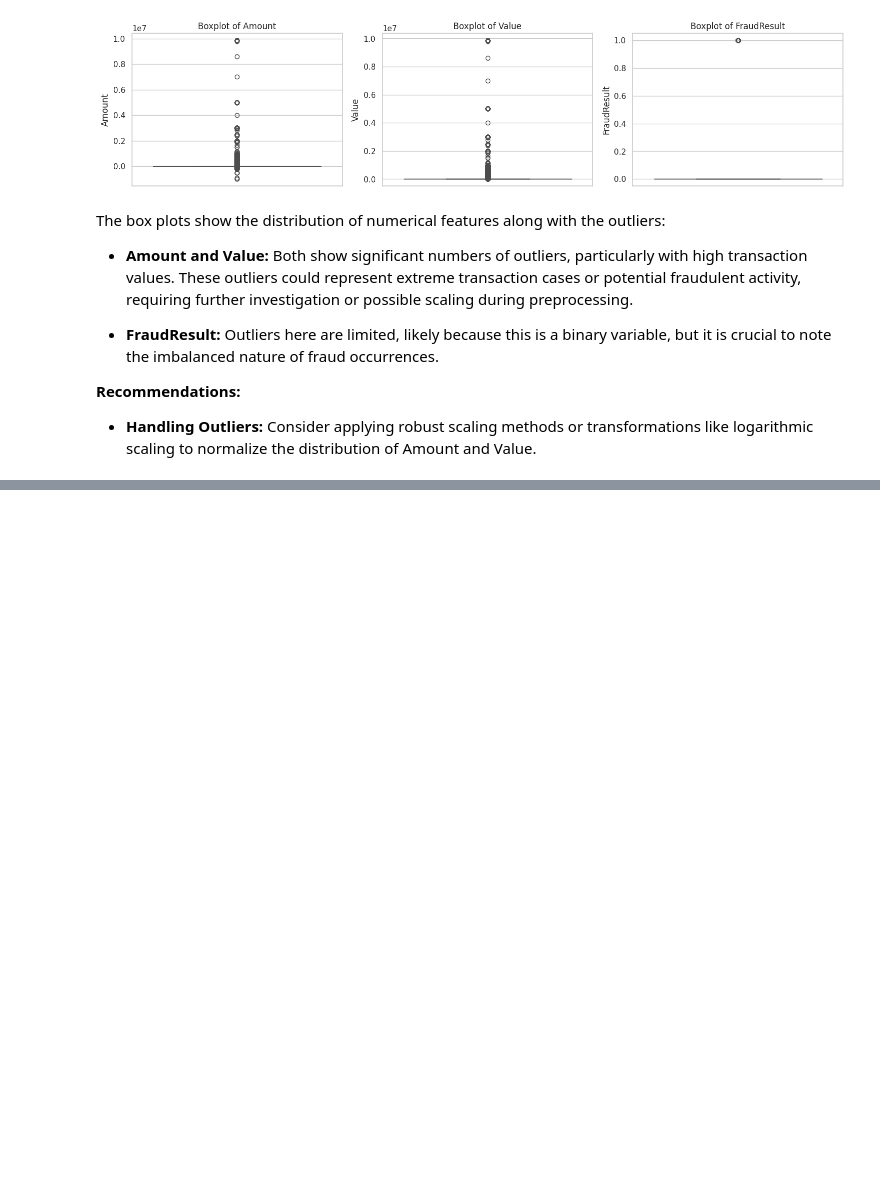
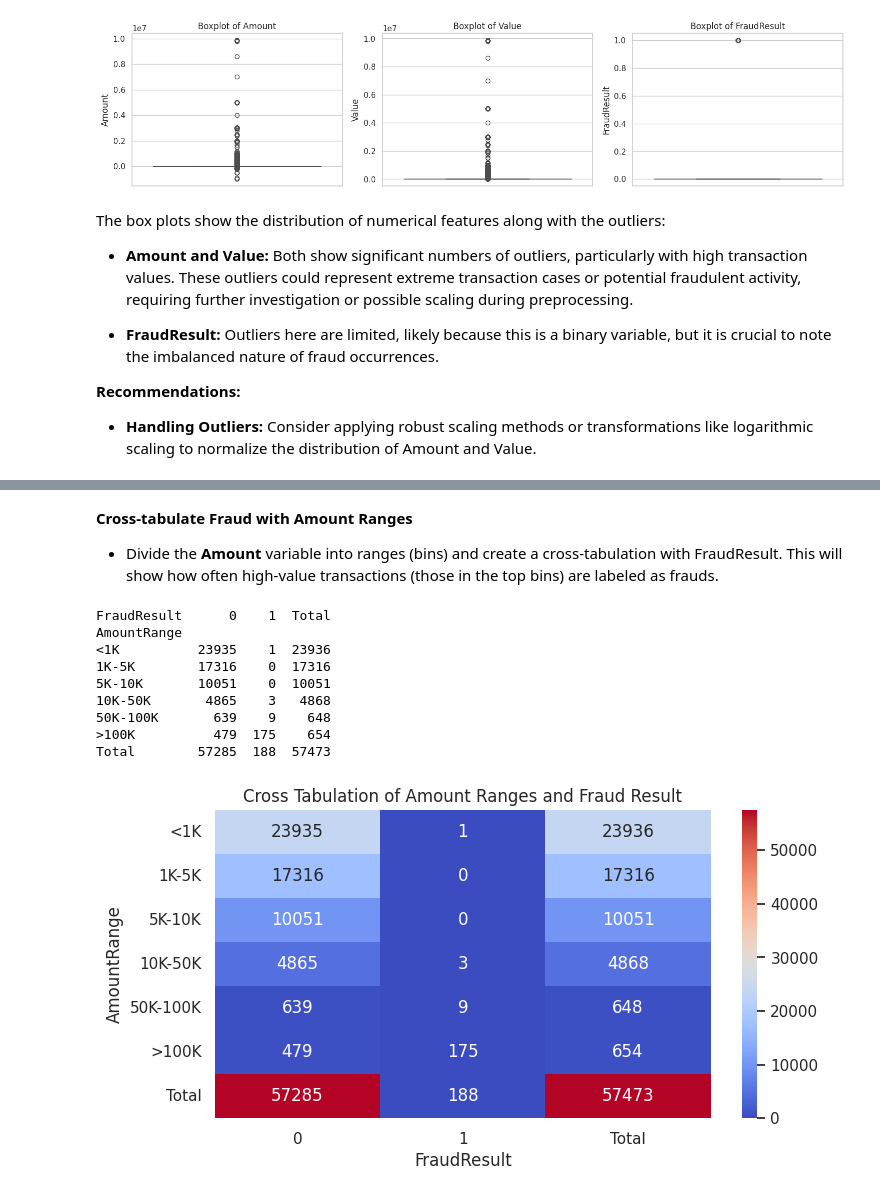
Before and after one commit to epythonlab/bati-bank-credit-scoring, a Jupyter notebook: notebooks/credit_risk_analysis.ipynb, the cells around one changed output, grey strips where cells are left out. Drawn from its saved outputs; the diff is of its cells as text; code cells hidden in the pictures; blank space fills up the shorter version.

```diff
--- a/notebooks/credit_risk_analysis.ipynb
+++ b/notebooks/credit_risk_analysis.ipynb
@@ -288,0 +309,32 @@ The box plots show the distribution of numerical features along with the outlier
+# %% [markdown]
+**Cross-tabulate Fraud with Amount Ranges**
+
+- Divide the **Amount** variable into ranges (bins) and create a cross-tabulation with FraudResult. This will show how often high-value transactions (those in the top bins) are labeled as frauds.
+# %%
+# Define bins for Amount ranges
+bins = [0, 1000, 5000, 10000, 50000, 100000, df['Amount'].max()]
+labels = ['<1K', '1K-5K', '5K-10K', '10K-50K', '50K-100K', '>100K']
+
+# Create a new column with binned Amount
+df['AmountRange'] = pd.cut(df['Amount'], bins=bins, labels=labels, include_lowest=True)
+
+# Create a cross-tabulation
+cross_tab = pd.crosstab(df['AmountRange'], df['FraudResult'], margins=True, margins_name="Total")
+print(cross_tab)
+
+# Optional: Visualize the cross-tabulation with a heatmap
+plt.figure(figsize=(8, 4))
+sns.heatmap(cross_tab, annot=True, cmap='coolwarm', fmt='g')
+plt.title('Cross Tabulation of Amount Ranges and Fraud Result')
+plt.show()
+# %% [output]
+FraudResult      0    1  Total
+AmountRange
+<1K          23935    1  23936
+1K-5K        17316    0  17316
+5K-10K       10051    0  10051
+10K-50K       4865    3   4868
+50K-100K       639    9    648
+>100K          479  175    654
+Total        57285  188  57473
+[figure, added]
```
Also changed, not shown: parts of 4 cells of this notebook.
